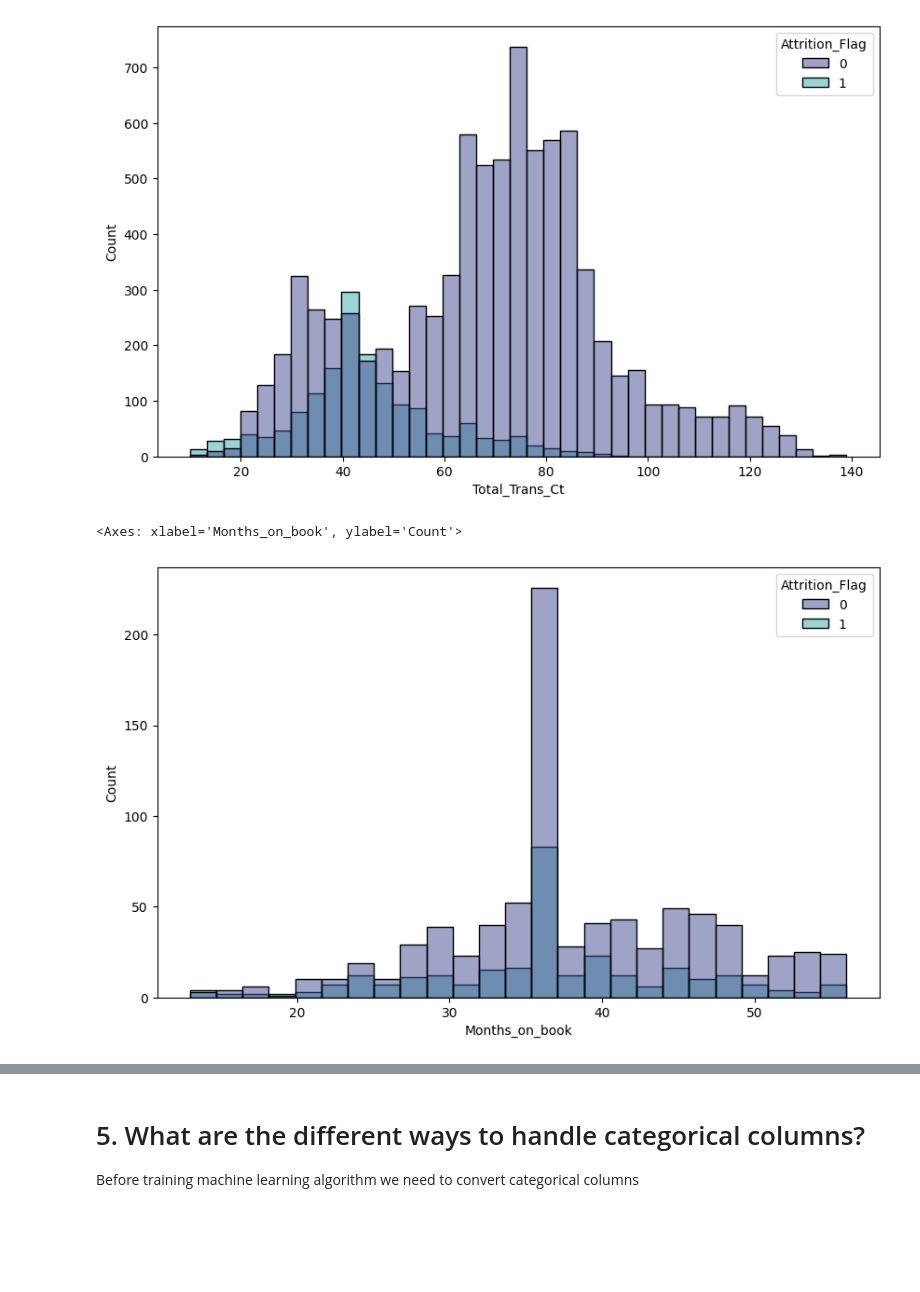
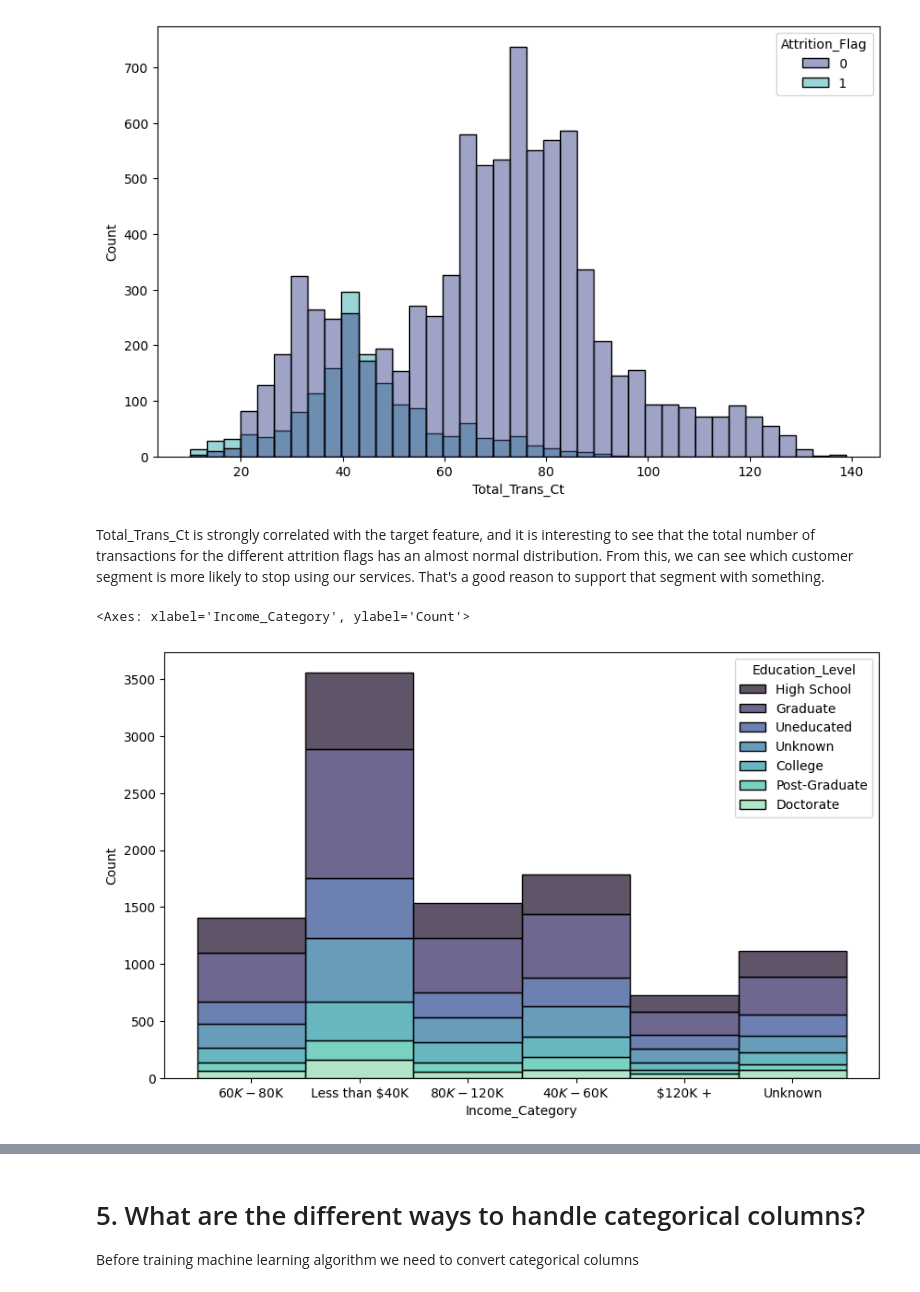
Before and after one commit to Badcat330/ds-for-business, a Jupyter notebook: home-assignment-2/ha2-churn-prediction.ipynb, the cells around one changed output, grey strips where cells are left out. Drawn from its saved outputs; the diff is of its cells as text; code cells hidden in the pictures; blank space fills up the shorter version.

```diff
--- a/home-assignment-2/ha2-churn-prediction.ipynb
+++ b/home-assignment-2/ha2-churn-prediction.ipynb
@@ -181,9 +173,11 @@ sns.histplot(data=df, x='Total_Trans_Ct', hue='Attrition_Flag', palette='mako')
 # %% [output]
 <Axes: xlabel='Total_Trans_Ct', ylabel='Count'>
 [figure]
-# %%
-plt.figure(figsize=(10, 6))
-sns.histplot(data=df[df['Total_Trans_Ct'] < 35], x='Months_on_book', hue='Attrition_Flag', palette='mako')
-# %% [output]
-<Axes: xlabel='Months_on_book', ylabel='Count'>
-[figure, removed]
+# %% [markdown]
+Total_Trans_Ct is strongly correlated with the target feature, and it is interesting to see that the total number of transactions for the different attrition flags has an almost normal distribution. From this, we can see which customer segment is more likely to stop using our services.  That's a good reason to support that segment with something.
+# %%
+plt.figure(figsize=(10, 6))
+sns.histplot(data=df, x='Income_Category', hue='Education_Level', multiple="stack", palette='mako')
+# %% [output]
+<Axes: xlabel='Income_Category', ylabel='Count'>
+[figure, added]
```
Also changed, not shown: parts of 17 cells of this notebook.
